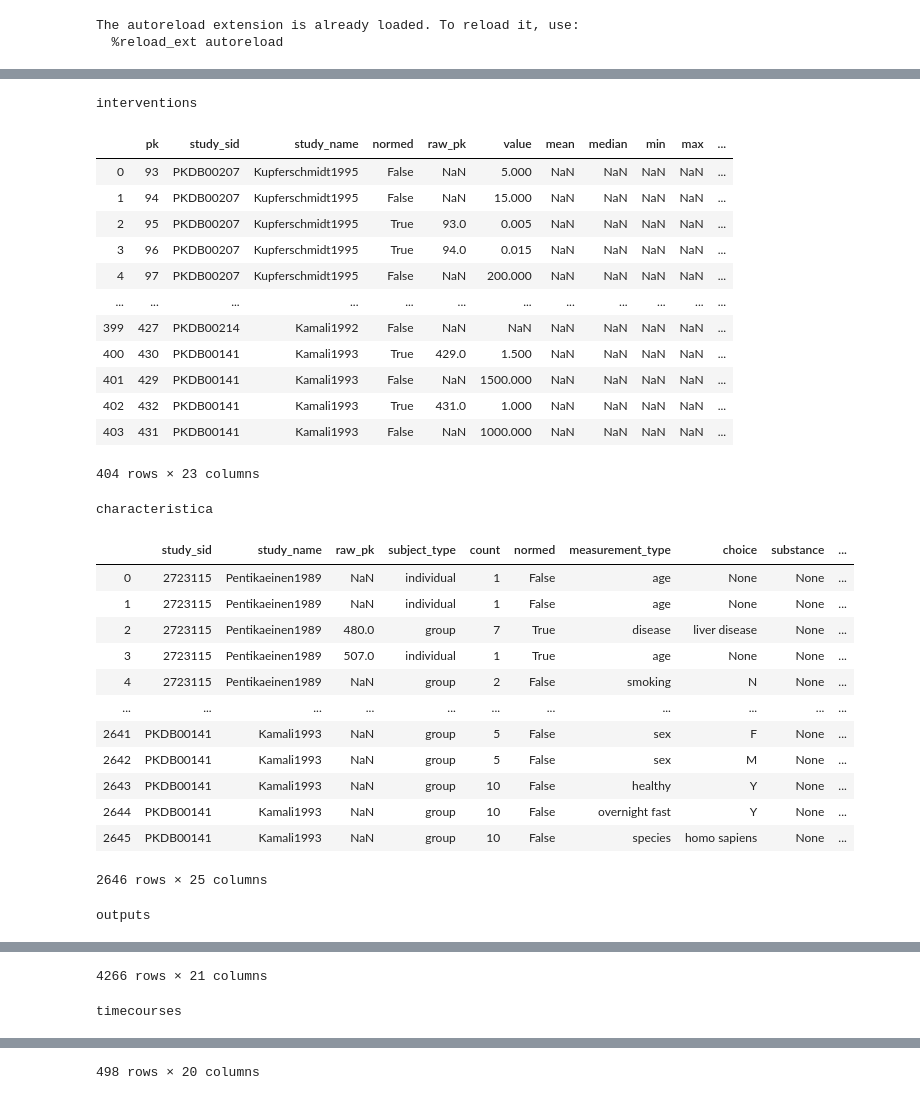
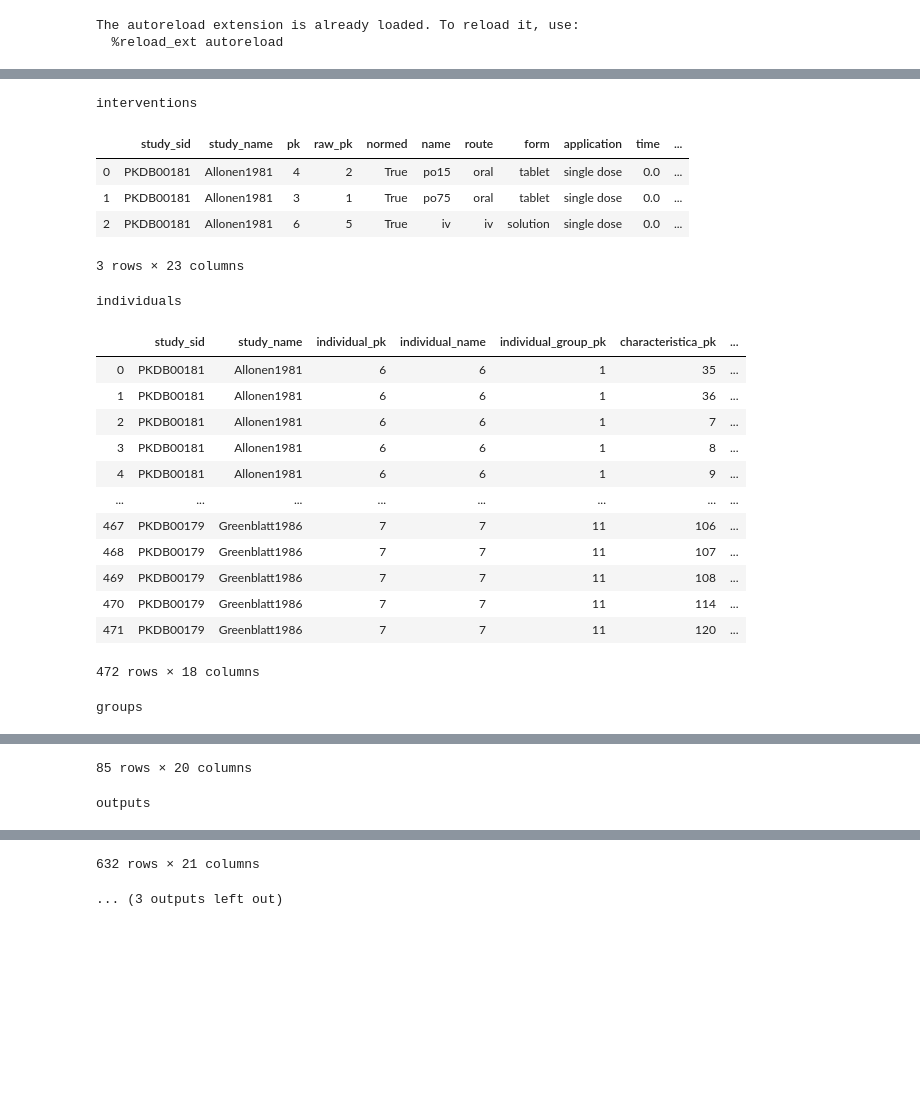
Before and after one commit to matthiaskoenig/pkdb_analysis, a Jupyter notebook: notebooks/data_examples.ipynb, the cells around one changed output, grey strips where cells are left out. Drawn from its saved outputs; the diff is of its cells as text; code cells hidden in the pictures; blank space fills up the shorter version.

```diff
--- a/notebooks/data_examples.ipynb
+++ b/notebooks/data_examples.ipynb
@@ -24,0 +9,5 @@ WARNING:root:http://0.0.0.0:8000/api/v1/timecourse_intervention/?format=json&pag
+# %%
+filters = {
+    "interventions":{"study_name":"Allonen1981","normed":"true"}
+}
+data = pka.PKDBData.from_db(filters)
@@ -25,39 +26,33 @@ WARNING:root:http://0.0.0.0:8000/api/v1/timecourse_intervention/?format=json&pag
 # %%
 print("interventions")
 display(data.interventions)
-print("characteristica")
-display(data.characteristica)
+print("individuals")
+display(data.individuals)
+print("groups")
+display(data.groups)
 print("outputs")
 display(data.outputs)
 print("timecourses")
 display(data.timecourses)
 # %% [output]
 interventions
-|  | pk | study_sid | study_name | normed | raw_pk | value | mean | median | min | max | ... |
-| 0 | 93 | PKDB00207 | Kupferschmidt1995 | False | NaN | 5.000 | NaN | NaN | NaN | NaN | ... |
-| 1 | 94 | PKDB00207 | Kupferschmidt1995 | False | NaN | 15.000 | NaN | NaN | NaN | NaN | ... |
-| 2 | 95 | PKDB00207 | Kupferschmidt1995 | True | 93.0 | 0.005 | NaN | NaN | NaN | NaN | ... |
-| 3 | 96 | PKDB00207 | Kupferschmidt1995 | True | 94.0 | 0.015 | NaN | NaN | NaN | NaN | ... |
-| 4 | 97 | PKDB00207 | Kupferschmidt1995 | False | NaN | 200.000 | NaN | NaN | NaN | NaN | ... |
-| ... | ... | ... | ... | ... | ... | ... | ... | ... | ... | ... | ... |
-| 399 | 427 | PKDB00214 | Kamali1992 | False | NaN | NaN | NaN | NaN | NaN | NaN | ... |
-| 400 | 430 | PKDB00141 | Kamali1993 | True | 429.0 | 1.500 | NaN | NaN | NaN | NaN | ... |
-| 401 | 429 | PKDB00141 | Kamali1993 | False | NaN | 1500.000 | NaN | NaN | NaN | NaN | ... |
-| 402 | 432 | PKDB00141 | Kamali1993 | True | 431.0 | 1.000 | NaN | NaN | NaN | NaN | ... |
-| 403 | 431 | PKDB00141 | Kamali1993 | False | NaN | 1000.000 | NaN | NaN | NaN | NaN | ... |
+|  | study_sid | study_name | pk | raw_pk | normed | name | route | form | application | time | ... |
+| 0 | PKDB00181 | Allonen1981 | 4 | 2 | True | po15 | oral | tablet | single dose | 0.0 | ... |
+| 1 | PKDB00181 | Allonen1981 | 3 | 1 | True | po75 | oral | tablet | single dose | 0.0 | ... |
+| 2 | PKDB00181 | Allonen1981 | 6 | 5 | True | iv | iv | solution | single dose | 0.0 | ... |
-404 rows × 23 columns
+3 rows × 23 columns
-characteristica
+individuals
-|  | study_sid | study_name | raw_pk | subject_type | count | normed | measurement_type | choice | substance | ... |
-| 0 | 2723115 | Pentikaeinen1989 | NaN | individual | 1 | False | age | None | None | ... |
-| 1 | 2723115 | Pentikaeinen1989 | NaN | individual | 1 | False | age | None | None | ... |
-| 2 | 2723115 | Pentikaeinen1989 | 480.0 | group | 7 | True | disease | liver disease | None | ... |
-| 3 | 2723115 | Pentikaeinen1989 | 507.0 | individual | 1 | True | age | None | None | ... |
-| 4 | 2723115 | Pentikaeinen1989 | NaN | group | 2 | False | smoking | N | None | ... |
-| ... | ... | ... | ... | ... | ... | ... | ... | ... | ... | ... |
-| 2641 | PKDB00141 | Kamali1993 | NaN | group | 5 | False | sex | F | None | ... |
-| 2642 | PKDB00141 | Kamali1993 | NaN | group | 5 | False | sex | M | None | ... |
-| 2643 | PKDB00141 | Kamali1993 | NaN | group | 10 | False | healthy | Y | None | ... |
-| 2644 | PKDB00141 | Kamali1993 | NaN | group | 10 | False | overnight fast | Y | None | ... |
-| 2645 | PKDB00141 | Kamali1993 | NaN | group | 10 | False | species | homo sapiens | None | ... |
+|  | study_sid | study_name | individual_pk | individual_name | individual_group_pk | characteristica_pk | ... |
+| 0 | PKDB00181 | Allonen1981 | 6 | 6 | 1 | 35 | ... |
+| 1 | PKDB00181 | Allonen1981 | 6 | 6 | 1 | 36 | ... |
+| 2 | PKDB00181 | Allonen1981 | 6 | 6 | 1 | 7 | ... |
+| 3 | PKDB00181 | Allonen1981 | 6 | 6 | 1 | 8 | ... |
+| 4 | PKDB00181 | Allonen1981 | 6 | 6 | 1 | 9 | ... |
+| ... | ... | ... | ... | ... | ... | ... | ... |
+| 467 | PKDB00179 | Greenblatt1986 | 7 | 7 | 11 | 106 | ... |
+| 468 | PKDB00179 | Greenblatt1986 | 7 | 7 | 11 | 107 | ... |
+| 469 | PKDB00179 | Greenblatt1986 | 7 | 7 | 11 | 108 | ... |
+| 470 | PKDB00179 | Greenblatt1986 | 7 | 7 | 11 | 114 | ... |
+| 471 | PKDB00179 | Greenblatt1986 | 7 | 7 | 11 | 120 | ... |
-2646 rows × 25 columns
+472 rows × 18 columns
-outputs
+groups
@@ -76,2 +71,2 @@ outputs
-4266 rows × 21 columns
+85 rows × 20 columns
-timecourses
+outputs
@@ -90,4 +85,5 @@ timecourses
-498 rows × 20 columns
+632 rows × 21 columns
+... (3 outputs left out)
 # %%
 data.to_hdf5("example1.h5")
 data2 = pka.PKDBData.from_hdf5("example1.h5")
```
Also changed, not shown: parts of 11 cells of this notebook, 2 other files.
